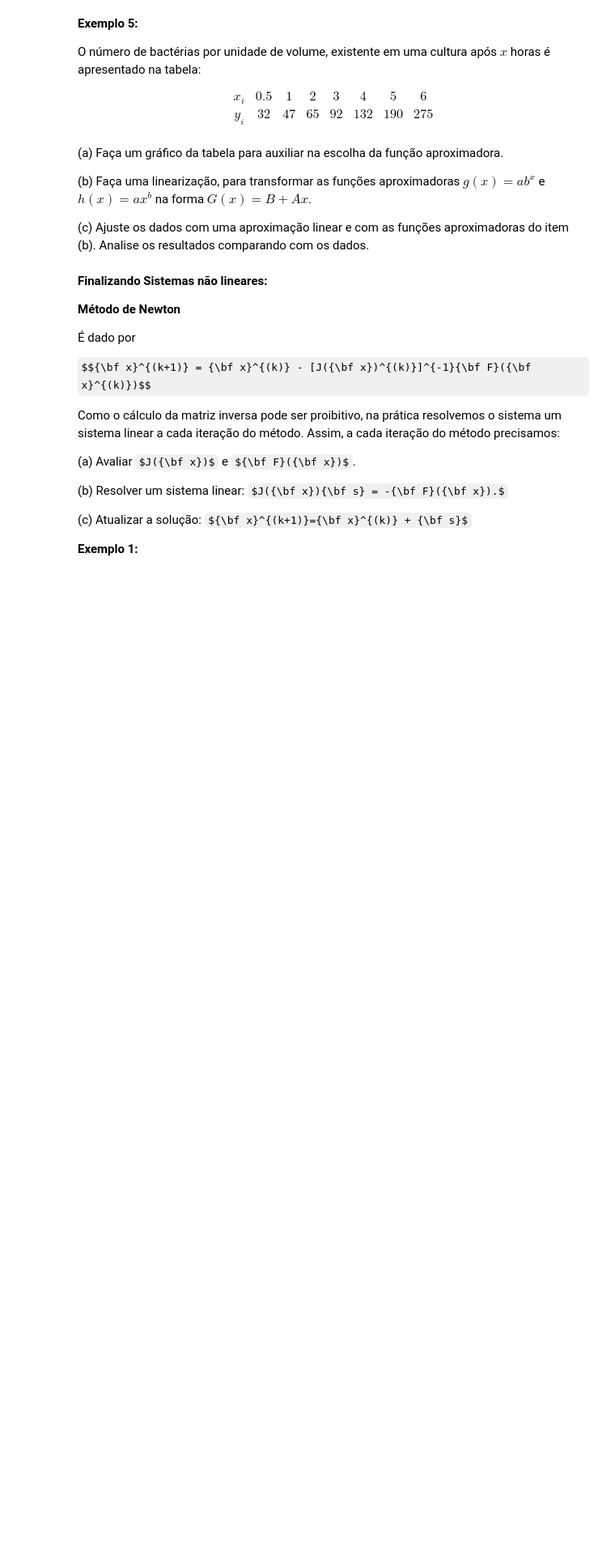
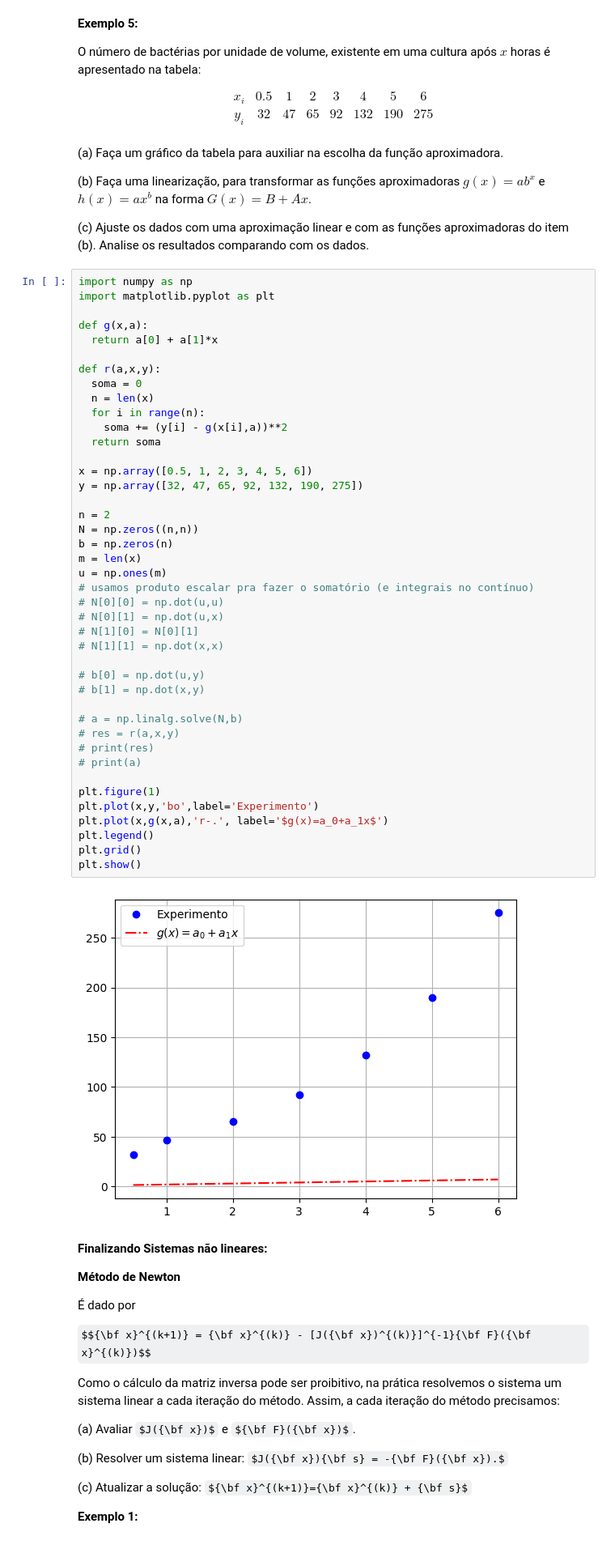
Before and after one commit to nekuroomancy/exemplos-CN, a Jupyter notebook: NewtonDiscreto_MMQ.ipynb, the cells around one changed output. Shown at 81% size. Saved outputs shown, nothing was run; the diff lists cells and outputs as text; some formulas as TeX source; blank space fills up the shorter version.

```diff
--- a/NewtonDiscreto_MMQ.ipynb
+++ b/NewtonDiscreto_MMQ.ipynb
@@ -319,6 +319,50 @@ y_i & 32 & 47 & 65 & 92 & 132 & 190 & 275 \\
 (b) Faça uma linearização, para transformar as funções aproximadoras $g(x) = ab^x$ e $h(x)=ax^b$ na forma $G(x) = B + Ax$.
 
 (c) Ajuste os dados com uma aproximação linear e com as funções aproximadoras do item (b). Analise os resultados comparando com os dados.
+# %%
+import numpy as np
+import matplotlib.pyplot as plt
+
+def g(x,a):
+  return a[0] + a[1]*x
+
+def r(a,x,y):
+  soma = 0
+  n = len(x)
+  for i in range(n):
+    soma += (y[i] - g(x[i],a))**2
+  return soma
+
+x = np.array([0.5, 1, 2, 3, 4, 5, 6])
+y = np.array([32, 47, 65, 92, 132, 190, 275])
+
+n = 2
+N = np.zeros((n,n))
+b = np.zeros(n)
+m = len(x)
+u = np.ones(m)
+# usamos produto escalar pra fazer o somatório (e integrais no contínuo)
+# N[0][0] = np.dot(u,u)
+# N[0][1] = np.dot(u,x)
+# N[1][0] = N[0][1]
+# N[1][1] = np.dot(x,x)
+
+# b[0] = np.dot(u,y)
+# b[1] = np.dot(x,y)
+
+# a = np.linalg.solve(N,b)
+# res = r(a,x,y)
+# print(res)
+# print(a)
+
+plt.figure(1)
+plt.plot(x,y,'bo',label='Experimento')
+plt.plot(x,g(x,a),'r-.', label='$g(x)=a_0+a_1x$')
+plt.legend()
+plt.grid()
+plt.show()
+# %% [output]
+[figure, added]
 # %% [markdown]
 **Finalizando Sistemas não lineares:**
 
```
Also changed, not shown: parts of 1 cell of this notebook.
